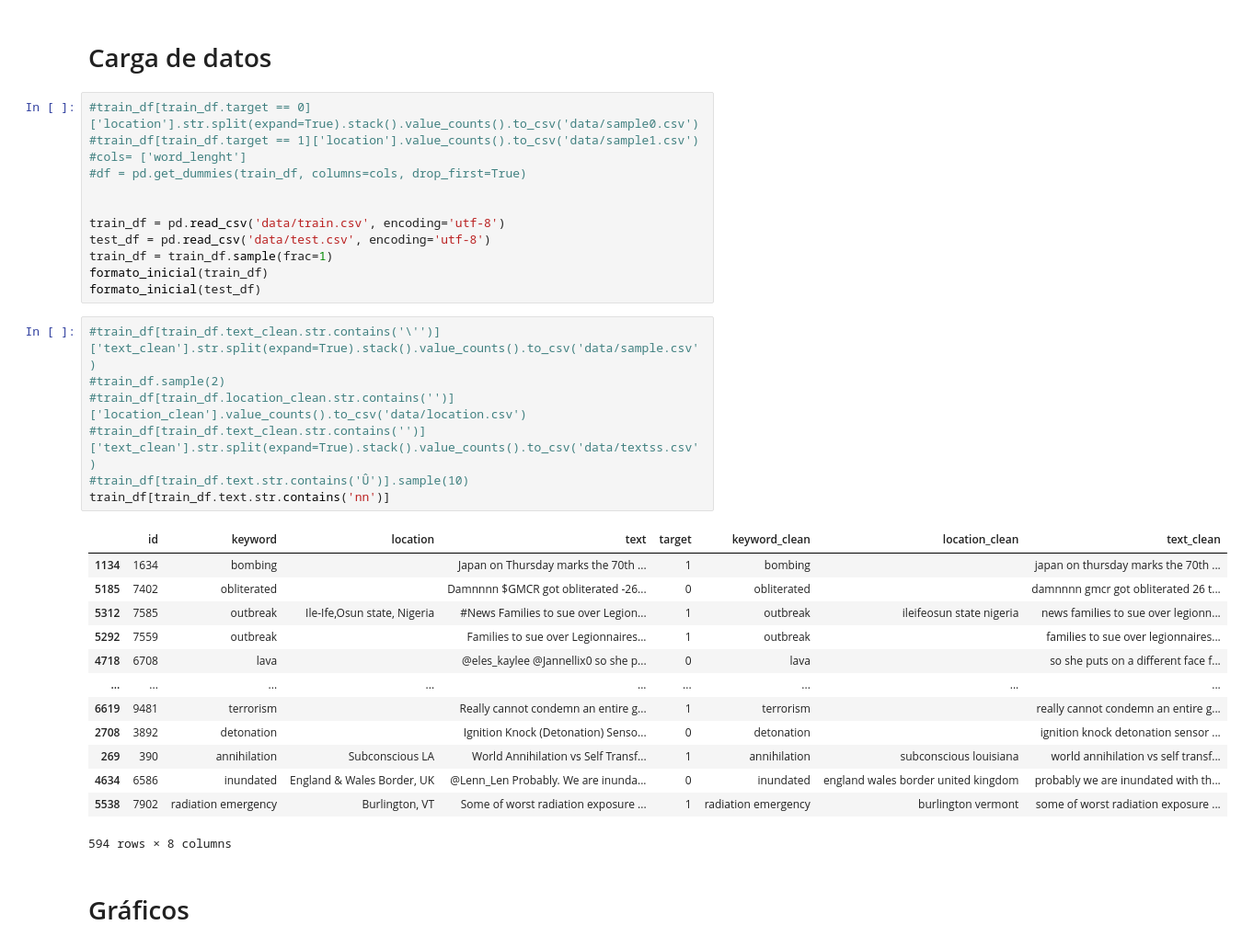
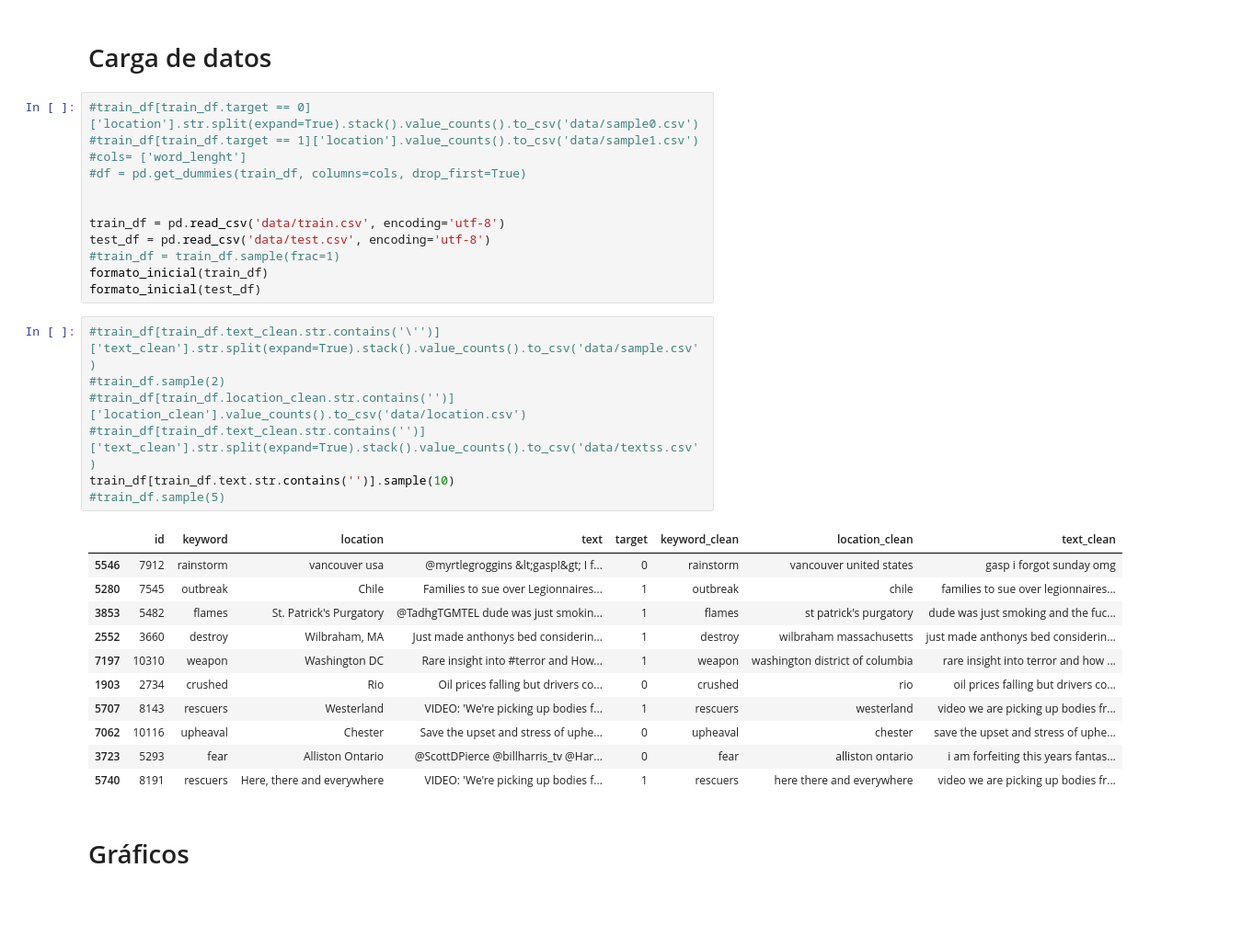
Before and after one commit to delpinor/datos7506, a Jupyter notebook: TP2 - ML.ipynb, the cells around one changed output. Shown at 92% size. Cells and saved outputs as stored; diff of their text form; blank space fills up the shorter version.

```diff
--- a/TP2 - ML.ipynb
+++ b/TP2 - ML.ipynb
@@ -569,30 +672,28 @@ def formato_inicial(df):
 
 train_df = pd.read_csv('data/train.csv', encoding='utf-8')
 test_df = pd.read_csv('data/test.csv', encoding='utf-8')
-train_df = train_df.sample(frac=1)
+#train_df = train_df.sample(frac=1)
 formato_inicial(train_df)
 formato_inicial(test_df)
 # %%
 #train_df[train_df.text_clean.str.contains('\'')]['text_clean'].str.split(expand=True).stack().value_counts().to_csv('data/sample.csv')
 #train_df.sample(2)
 #train_df[train_df.location_clean.str.contains('')]['location_clean'].value_counts().to_csv('data/location.csv')
 #train_df[train_df.text_clean.str.contains('')]['text_clean'].str.split(expand=True).stack().value_counts().to_csv('data/textss.csv')
-#train_df[train_df.text.str.contains('Û')].sample(10)
-train_df[train_df.text.str.contains('nn')]
+train_df[train_df.text.str.contains('')].sample(10)
+#train_df.sample(5)
 # %% [output]
 |  | id | keyword | location | text | target | keyword_clean | location_clean | text_clean |
-| 1134 | 1634 | bombing |  | Japan on Thursday marks the 70th ... | 1 | bombing |  | japan on thursday marks the 70th ... |
-| 5185 | 7402 | obliterated |  | Damnnnn $GMCR got obliterated -26... | 0 | obliterated |  | damnnnn gmcr got obliterated 26 t... |
-| 5312 | 7585 | outbreak | Ile-Ife,Osun state, Nigeria | #News Families to sue over Legion... | 1 | outbreak | ileifeosun state nigeria | news families to sue over legionn... |
-| 5292 | 7559 | outbreak |  | Families to sue over Legionnaires... | 1 | outbreak |  | families to sue over legionnaires... |
-| 4718 | 6708 | lava |  | @eles_kaylee @Jannellix0 so she p... | 0 | lava |  | so she puts on a different face f... |
-| ... | ... | ... | ... | ... | ... | ... | ... | ... |
-| 6619 | 9481 | terrorism |  | Really cannot condemn an entire g... | 1 | terrorism |  | really cannot condemn an entire g... |
-| 2708 | 3892 | detonation |  | Ignition Knock (Detonation) Senso... | 0 | detonation |  | ignition knock detonation sensor ... |
-| 269 | 390 | annihilation | Subconscious LA | World Annihilation vs Self Transf... | 1 | annihilation | subconscious louisiana | world annihilation vs self transf... |
-| 4634 | 6586 | inundated | England & Wales Border, UK | @Lenn_Len Probably. We are inunda... | 0 | inundated | england wales border united kingdom | probably we are inundated with th... |
-| 5538 | 7902 | radiation emergency | Burlington, VT | Some of worst radiation exposure ... | 1 | radiation emergency | burlington vermont | some of worst radiation exposure ... |
+| 5546 | 7912 | rainstorm | vancouver usa | @myrtlegroggins &lt;gasp!&gt; I f... | 0 | rainstorm | vancouver united states | gasp i forgot sunday omg |
+| 5280 | 7545 | outbreak | Chile | Families to sue over Legionnaires... | 1 | outbreak | chile | families to sue over legionnaires... |
+| 3853 | 5482 | flames | St. Patrick's Purgatory | @TadhgTGMTEL dude was just smokin... | 1 | flames | st patrick's purgatory | dude was just smoking and the fuc... |
+| 2552 | 3660 | destroy | Wilbraham, MA | Just made anthonys bed considerin... | 1 | destroy | wilbraham massachusetts | just made anthonys bed considerin... |
+| 7197 | 10310 | weapon | Washington DC | Rare insight into #terror and How... | 1 | weapon | washington district of columbia | rare insight into terror and how ... |
+| 1903 | 2734 | crushed | Rio | Oil prices falling but drivers co... | 0 | crushed | rio | oil prices falling but drivers co... |
+| 5707 | 8143 | rescuers | Westerland | VIDEO: 'We're picking up bodies f... | 1 | rescuers | westerland | video we are picking up bodies fr... |
+| 7062 | 10116 | upheaval | Chester | Save the upset and stress of uphe... | 0 | upheaval | chester | save the upset and stress of uphe... |
+| 3723 | 5293 | fear | Alliston Ontario | @ScottDPierce @billharris_tv @Har... | 0 | fear | alliston ontario | i am forfeiting this years fantas... |
+| 5740 | 8191 | rescuers | Here, there and everywhere | VIDEO: 'We're picking up bodies f... | 1 | rescuers | here there and everywhere | video we are picking up bodies fr... |
-594 rows × 8 columns
 # %% [markdown]
 
 # Gráficos
```
Also changed, not shown: parts of 11 cells of this notebook, 1 other file.
